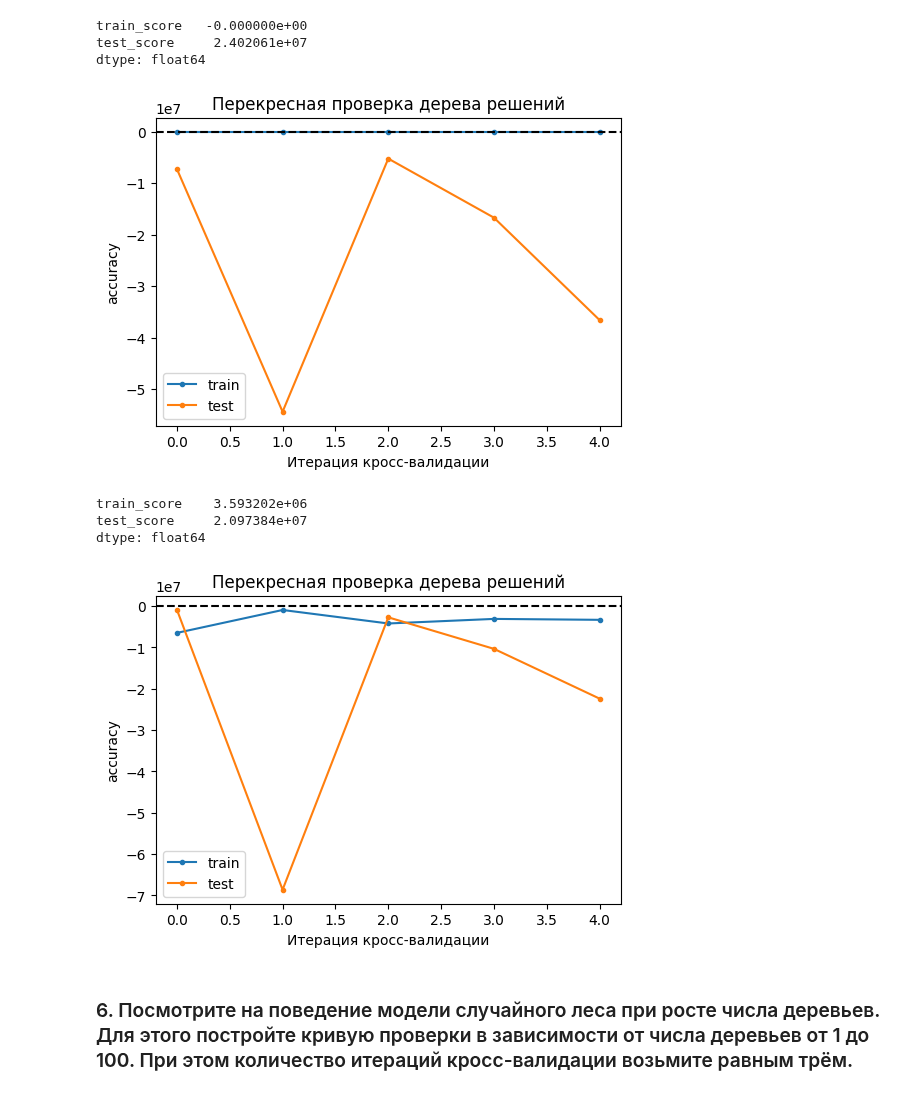
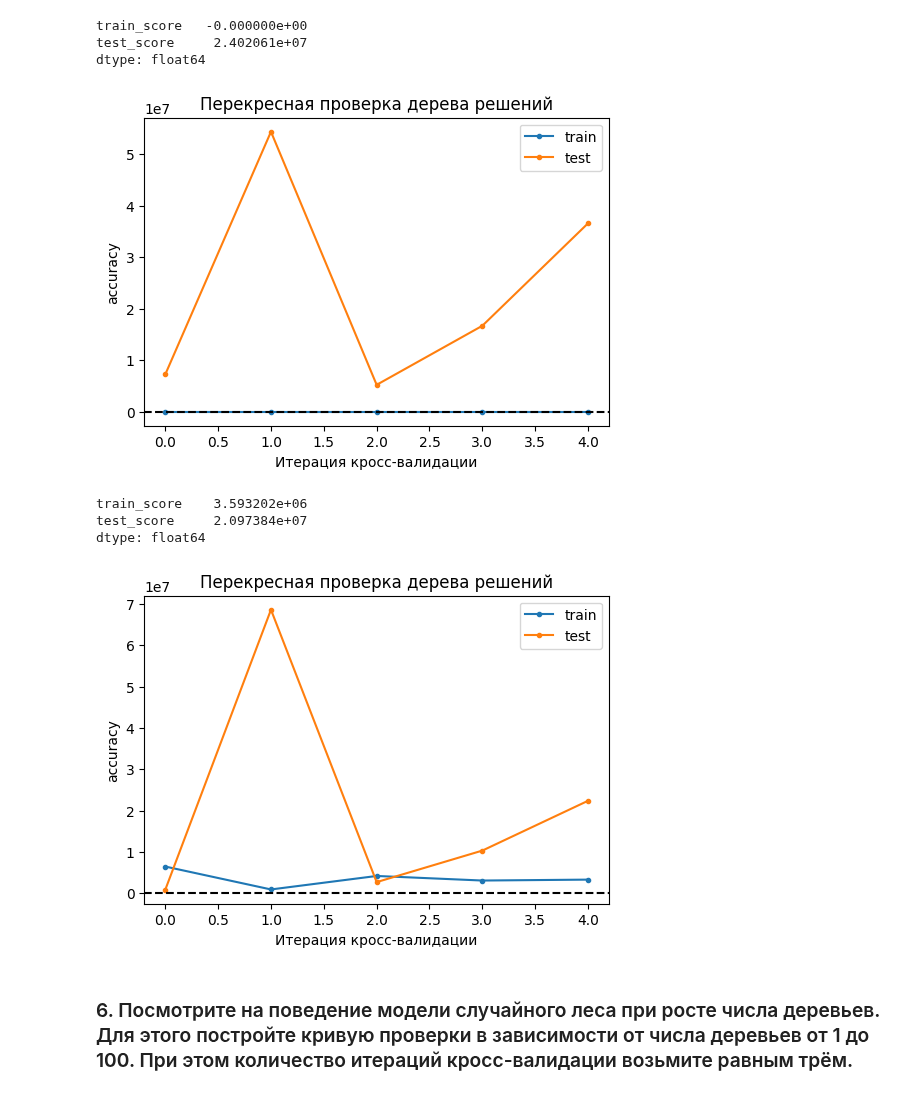
Before and after one commit to AknasMacefg/ITiABD, a Jupyter notebook: Python/2 курс/6_random_forest.ipynb, the cells around one changed output. Saved outputs shown, nothing was run; the diff lists cells and outputs as text; code cells hidden in the pictures.

```diff
--- a/Python/2 курс/6_random_forest.ipynb
+++ b/Python/2 курс/6_random_forest.ipynb
@@ -323,8 +320,8 @@ test_score     2.402061e+07
 dtype: float64
 # %%
 plt.figure(figsize=(6,4))
-plt.plot(scores['train_score'], label = 'train', marker = '.')
-plt.plot(scores['test_score'], label = 'test', marker = '.')
+plt.plot(-scores['train_score'], label = 'train', marker = '.')
+plt.plot(-scores['test_score'], label = 'test', marker = '.')
 plt.axhline(y = 1, color ='black', ls = 'dashed')
 plt.legend()
 plt.title("Перекресная проверка дерева решений")
@@ -332,7 +329,7 @@ plt.xlabel("Итерация кросс-валидации")
 plt.ylabel("accuracy")
 plt.show()
 # %% [output]
-[figure, old version]
+[figure, new version]
 # %%
 forest_cv_results = cross_validate(forest_reg, X_train, y_train, cv = 5, scoring='neg_mean_squared_error', return_train_score=True)
 # %%
@@ -344,16 +341,16 @@ test_score     2.097384e+07
 dtype: float64
 # %%
 plt.figure(figsize=(6,4))
-plt.plot(scores['train_score'], label = 'train', marker = '.')
-plt.plot(scores['test_score'], label = 'test', marker = '.')
+plt.plot(-scores['train_score'], label = 'train', marker = '.')
+plt.plot(-scores['test_score'], label = 'test', marker = '.')
 plt.axhline(y = 1, color ='black', ls = 'dashed')
 plt.legend()
 plt.title("Перекресная проверка дерева решений")
 plt.xlabel("Итерация кросс-валидации")
 plt.ylabel("accuracy")
 plt.show()
 # %% [output]
-[figure, old version]
+[figure, new version]
 # %% [markdown]
  ### 6. Посмотрите на поведение модели случайного леса при росте числа деревьев. Для этого постройте кривую проверки в зависимости от числа деревьев от 1 до 100. При этом количество итераций кросс-валидации возьмите равным трём.
 # %%
```
Also changed, not shown: parts of 3 cells of this notebook, 1 other file.
